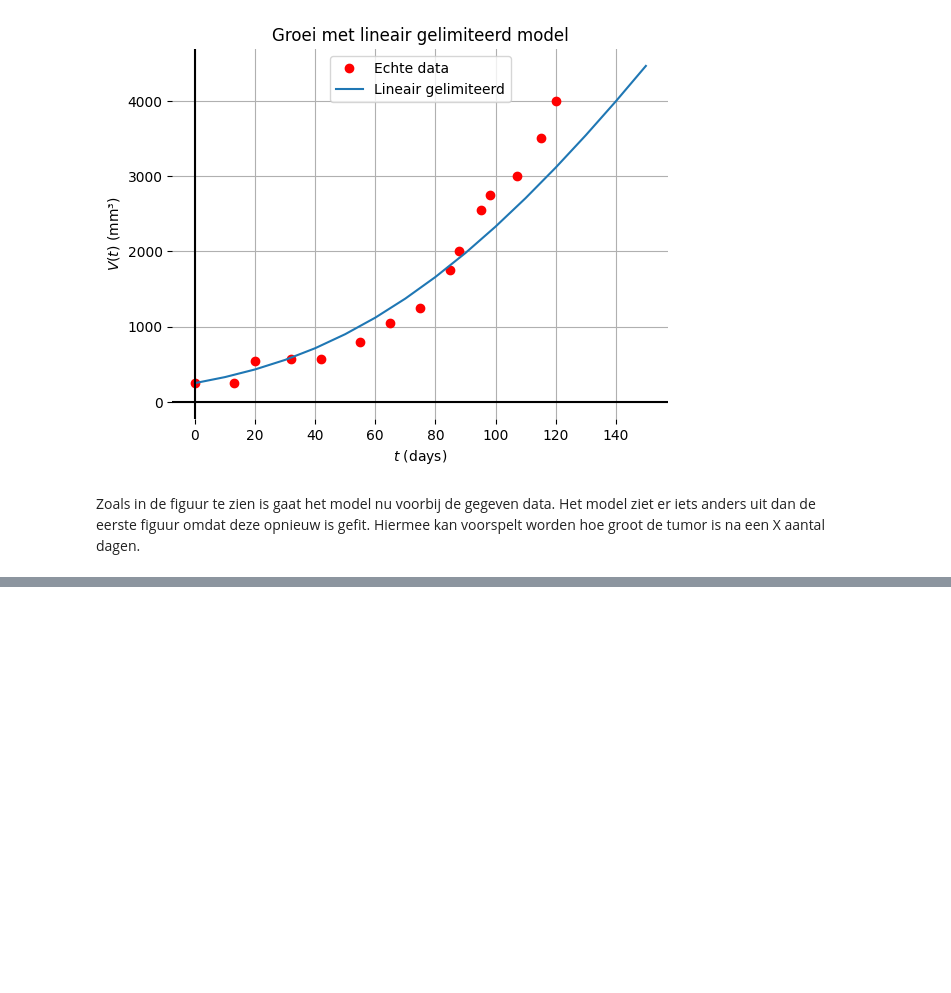
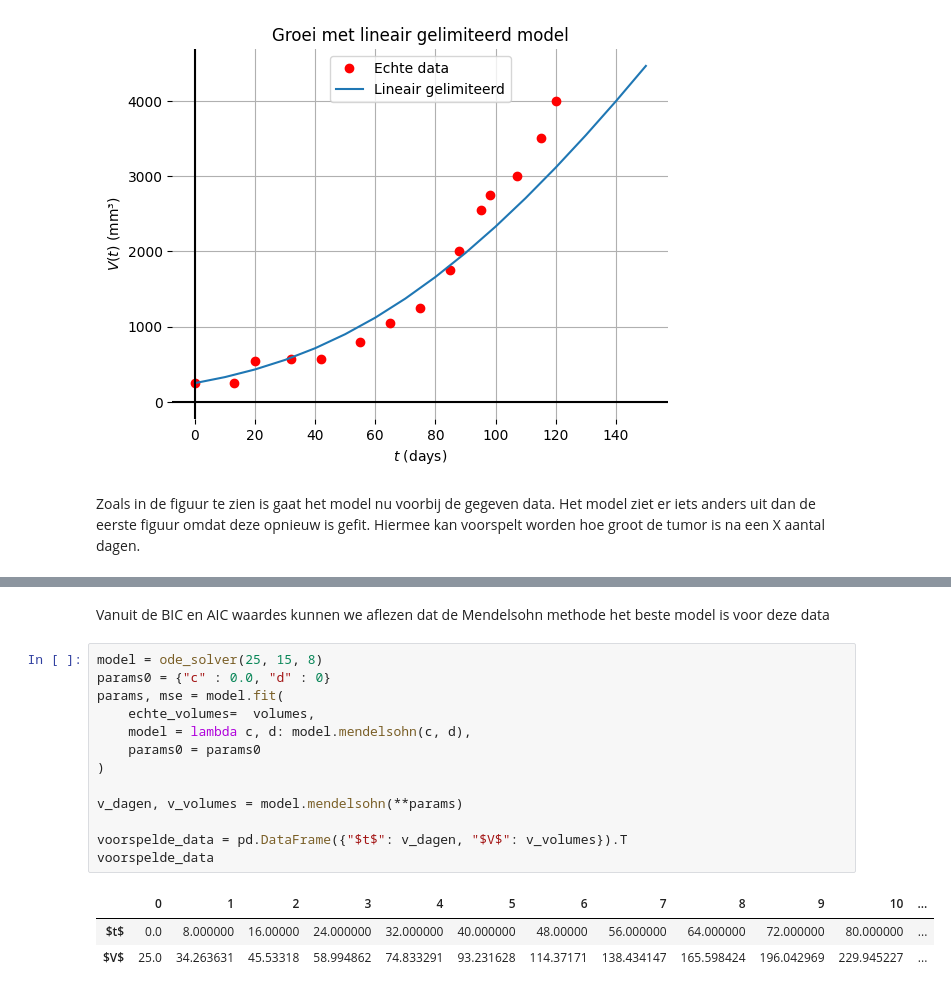
Before and after one commit to MirteDraaijer/ODEs, a Jupyter notebook: ode_demo.ipynb, the cells around one changed output, grey strips where cells are left out. Saved outputs shown, nothing was run; the diff lists cells and outputs as text; blank space fills up the shorter version.

```diff
--- a/ode_demo.ipynb
+++ b/ode_demo.ipynb
@@ -241,0 +425,19 @@ Zoals in de figuur te zien is gaat het model nu voorbij de gegeven data. Het mod
+# %% [markdown]
+Vanuit de BIC en AIC waardes kunnen we aflezen dat de Mendelsohn methode het beste model is voor deze data
+# %%
+model = ode_solver(25, 15, 8)
+params0 = {"c" : 0.0, "d" : 0}
+params, mse = model.fit(
+    echte_volumes=  volumes,
+    model = lambda c, d: model.mendelsohn(c, d),
+    params0 = params0
+)
+
+v_dagen, v_volumes = model.mendelsohn(**params)
+
+voorspelde_data = pd.DataFrame({"$t$": v_dagen, "$V$": v_volumes}).T
+voorspelde_data
+# %% [output]
+|  | 0 | 1 | 2 | 3 | 4 | 5 | 6 | 7 | 8 | 9 | 10 | ... |
+| $t$ | 0.0 | 8.000000 | 16.00000 | 24.000000 | 32.000000 | 40.000000 | 48.00000 | 56.000000 | 64.000000 | 72.000000 | 80.000000 | ... |
+| $V$ | 25.0 | 34.263631 | 45.53318 | 58.994862 | 74.833291 | 93.231628 | 114.37171 | 138.434147 | 165.598424 | 196.042969 | 229.945227 | ... |
```
Also changed, not shown: parts of 10 cells of this notebook.
